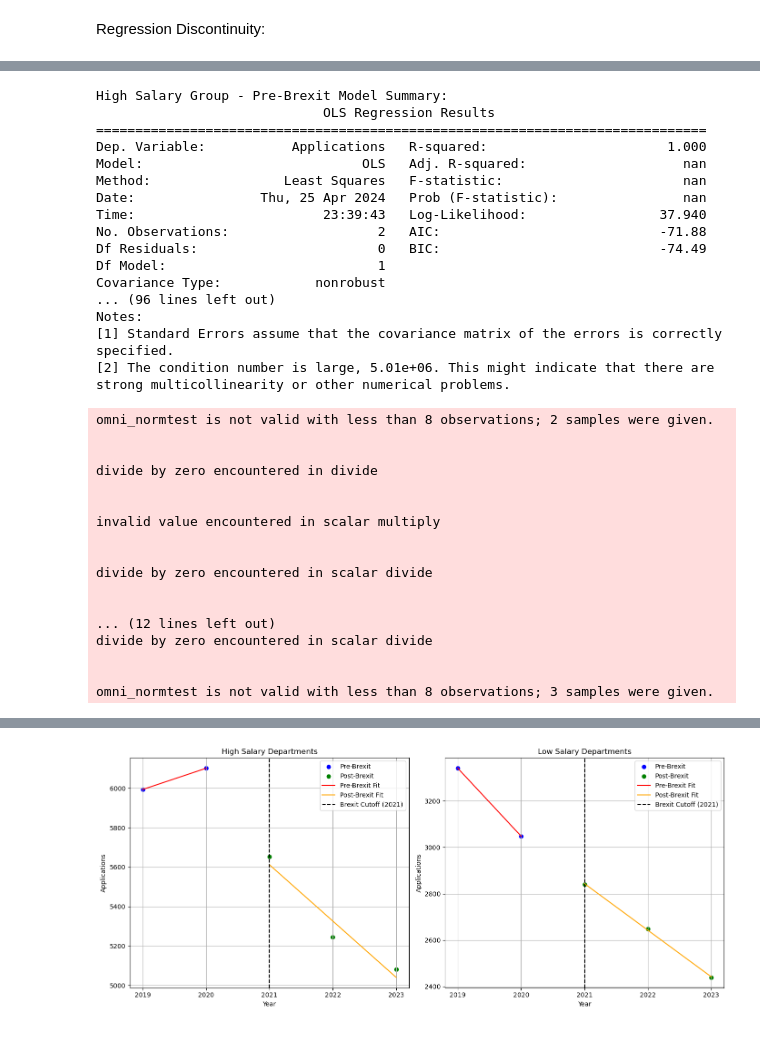
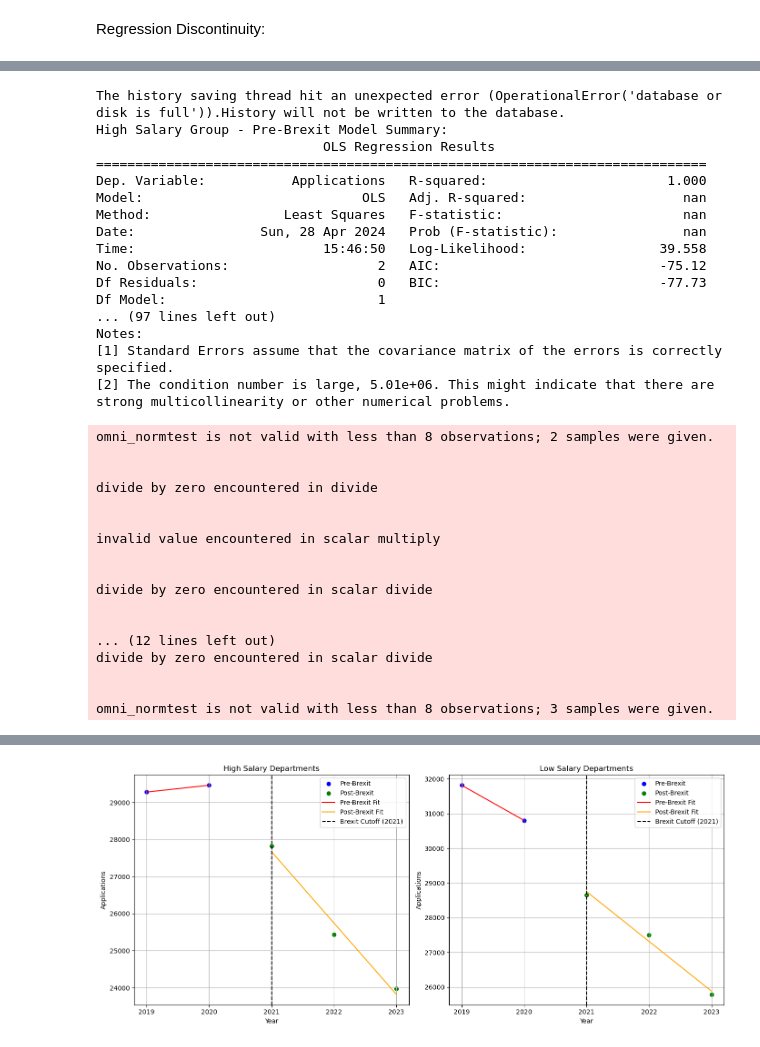
Before and after one commit to ascneuenheim/ST115_Brexit, a Jupyter notebook: Question 2.ipynb, the cells around one changed output, grey strips where cells are left out. Cells and saved outputs as stored; diff of their text form; code cells hidden in the pictures.

```diff
--- a/Question 2.ipynb
+++ b/Question 2.ipynb
@@ -423,8 +522,8 @@ import pandas as pd
 import statsmodels.api as sm
 
 # Load the CSV files
-file_eu_cleaned = pd.read_csv('Data/PhilipEUCleaned.csv')
-file_output = pd.read_csv('Data/cleaned_output.csv')
+file_eu_cleaned = pd.read_csv('Data/PhilipEUCleaned2804.csv')
+file_output = pd.read_csv('Data/cleaned_output2804.csv')
 
 # Filter for only undergraduate courses in the EU cleaned data
 undergrad_eu_cleaned = file_eu_cleaned[file_eu_cleaned['Program'].str.contains("UG Degree")]
@@ -489,7 +588,7 @@ import statsmodels.api as sm
 import matplotlib.pyplot as plt
 
 # Load the dataset
-cleaned_data = pd.read_csv('Data/PhilipEUCleaned.csv')
+cleaned_data = pd.read_csv('Data/PhilipEUCleaned2804.csv')
 
 # Aggregate application numbers by year and salary group
 applications_by_salary_group = cleaned_data.melt(
@@ -575,7 +674,7 @@ import statsmodels.api as sm
 import numpy as np
 
 # Load the dataset
-cleaned_data = pd.read_csv('Data/PhilipEUCleaned.csv')
+cleaned_data = pd.read_csv('Data/PhilipEUCleaned2804.csv')
 
 # Aggregate application numbers by year and salary group
 applications_by_salary_group = cleaned_data.melt(
@@ -613,19 +712,19 @@ print("High Salary Group - Post-Brexit Model Summary:\n", summary_post_high)
 print("Low Salary Group - Pre-Brexit Model Summary:\n", summary_pre_low)
 print("Low Salary Group - Post-Brexit Model Summary:\n", summary_post_low)
 # %% [output]
+The history saving thread hit an unexpected error (OperationalError('database or disk is full')).History will not be written to the database.
 High Salary Group - Pre-Brexit Model Summary:
                              OLS Regression Results
 ==============================================================================
 Dep. Variable:           Applications   R-squared:                       1.000
 Model:                            OLS   Adj. R-squared:                    nan
 Method:                 Least Squares   F-statistic:                       nan
-Date:                Thu, 25 Apr 2024   Prob (F-statistic):                nan
-Time:                        23:39:43   Log-Likelihood:                 37.940
-No. Observations:                   2   AIC:                            -71.88
-Df Residuals:                       0   BIC:                            -74.49
+Date:                Sun, 28 Apr 2024   Prob (F-statistic):                nan
+Time:                        15:46:50   Log-Likelihood:                 39.558
+No. Observations:                   2   AIC:                            -75.12
+Df Residuals:                       0   BIC:                            -77.73
 Df Model:                           1
-Covariance Type:            nonrobust
-... (96 lines left out)
+... (97 lines left out)
 Notes:
 [1] Standard Errors assume that the covariance matrix of the errors is correctly specified.
 [2] The condition number is large, 5.01e+06. This might indicate that there are
@@ -654,7 +753,7 @@ import statsmodels.api as sm
 import matplotlib.pyplot as plt
 
 # Load the dataset
-cleaned_data = pd.read_csv('Data/PhilipEUCleaned.csv')
+cleaned_data = pd.read_csv('Data/PhilipEUCleaned2804.csv')
 
 # Aggregate application numbers by year and salary group
 applications_by_salary_group = cleaned_data.melt(
@@ -701,44 +800,4 @@ print("Summary of Pre-Brexit Model for High Salary Group:\n", summary_pre_high)
 print("\nSummary of Post-Brexit Model for High Salary Group:\n", summary_post_high)
 print("\nSummary of Pre-Brexit Model for Low Salary Group:\n", summary_pre_low)
 print("\nSummary of Post-Brexit Model for Low Salary Group:\n", summary_post_low)
-
-# Predict values for a smoother line
-fit_pre_high = model_pre_high.predict(sm.add_constant(pre_brexit_data_high[['Year', 'Brexit', 'Year_Brexit']]))
-fit_post_high = model_post_high.predict(sm.add_constant(post_brexit_data_high[['Year', 'Brexit', 'Year_Brexit']]))
-fit_pre_low = model_pre_low.predict(sm.add_constant(pre_brexit_data_low[['Year', 'Brexit', 'Year_Brexit']]))
-fit_post_low = model_post_low.predict(sm.add_constant(post_brexit_data_low[['Year', 'Brexit', 'Year_Brexit']]))
-
-# Plotting with the adjusted cutoff line, extrapolated pre-Brexit line, and gridlines
-plt.figure(figsize=(14, 6))
-
-# High salary departments
-plt.subplot(1, 2, 1)
-plt.scatter(pre_brexit_data_high['Year'], pre_brexit_data_high['Applications'], color='blue', label='Pre-Brexit')
-plt.scatter(post_brexit_data_high['Year'], post_brexit_data_high['Applications'], color='green', label='Post-Brexit')
-plt.plot(pre_brexit_data_high['Year'], fit_pre_high, color='red', label='Pre-Brexit Fit')
-plt.plot(post_brexit_data_high['Year'], fit_post_high, color='orange', label='Post-Brexit Fit')
-plt.axvline(x=cutoff_year, color='black', linestyle='--', label='Brexit Cutoff (2021)')
-plt.title('High Salary Departments')
-plt.xlabel('Year')
-plt.ylabel('Applications')
-plt.xticks(range(2019, 2024))
-plt.grid(True)
-plt.legend()
-
-# Low salary departments
-plt.subplot(1, 2, 2)
-plt.scatter(pre_brexit_data_low['Year'], pre_brexit_data_low['Applications'], color='blue', label='Pre-Brexit')
-plt.scatter(post_brexit_data_low['Year'], post_brexit_data_low['Applications'], color='green', label='Post-Brexit')
-plt.plot(pre_brexit_data_low['Year'], fit_pre_low, color='red', label='Pre-Brexit Fit')
-plt.plot(post_brexit_data_low['Year'], fit_post_low, color='orange', label='Post-Brexit Fit')
-plt.axvline(x=cutoff_year, color='black', linestyle='--', label='Brexit Cutoff (2021)')
-plt.title('Low Salary Departments')
-plt.xlabel('Year')
-plt.xticks(range(2019, 2024))
-plt.ylabel('Applications')
-plt.grid(True)
-plt.legend()
-
-plt.tight_layout()
-plt.show()
 # %% [output]
@@ -779 +838 @@ omni_normtest is not valid with less than 8 observations; 3 samples were given.
-[figure, old version]
+[figure, new version]
```
Also changed, not shown: parts of 9 cells of this notebook, 3 other files.
